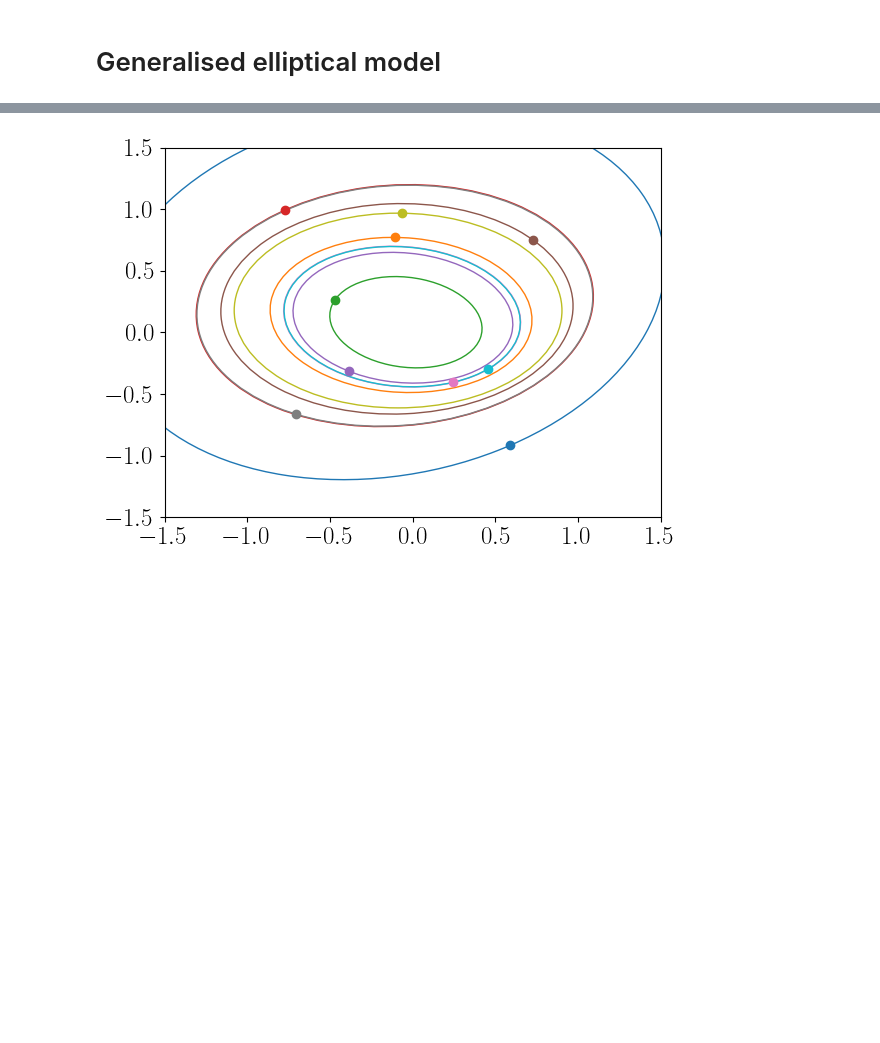
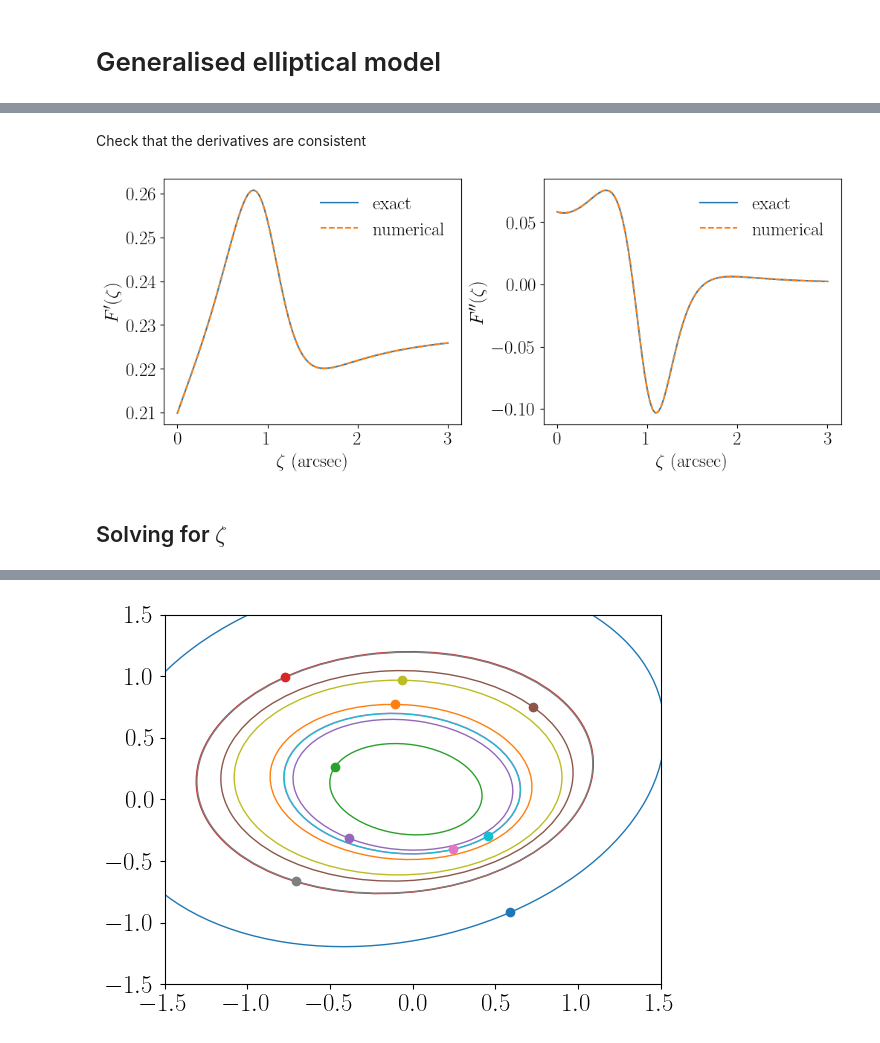
Before and after one commit to ELROND-project/nazgul, a Jupyter notebook: src/nazgul/output_analysis/ellipticity gradient/generalised_elliptical_model.ipynb, the cells around one changed output, grey strips where cells are left out. Drawn from its saved outputs; the diff is of its cells as text; code cells hidden in the pictures; blank space fills up the shorter version.

```diff
--- a/src/nazgul/output_analysis/ellipticity gradient/generalised_elliptical_model.ipynb
+++ b/src/nazgul/output_analysis/ellipticity gradient/generalised_elliptical_model.ipynb
@@ -85,0 +326,39 @@ plt.show();
+# %% [markdown]
+Check that the derivatives are consistent
+# %%
+zeta = np.linspace(0, 3, 100)
+x = 2 * np.random.rand() - 1
+y = 2 * np.random.rand() - 1
+F, (_, _, F_z), (_, _, _, _, _, F_zz) = elliptical_radius_function(x, y, zeta, **params_ellipses)
+
+# compute F_z numerically
+func = lambda zeta: elliptical_radius_function(x, y, zeta, **params_ellipses)[0]
+res = derivative(func, zeta)
+F_z_num = res.df
+
+# compute F_zz numerically
+func = lambda zeta: elliptical_radius_function(x, y, zeta, **params_ellipses)[1][2]
+res = derivative(func, zeta)
+F_zz_num = res.df
+
+fig, axes = plt.subplots(1, 2, figsize=(10, 4), layout='constrained')
+
+ax=axes[0]
+ax.plot(zeta, F_z, label='exact')
+ax.plot(zeta, F_z_num, '--', label='numerical')
+ax.set_xlabel(r'$\zeta$ (arcsec)')
+ax.set_ylabel(r"$F'(\zeta)$")
+ax.legend(frameon=False)
+
+ax=axes[1]
+ax.plot(zeta, F_zz, label='exact')
+ax.plot(zeta, F_zz_num, '--', label='numerical')
+ax.set_xlabel(r'$\zeta$ (arcsec)')
+ax.set_ylabel(r"$F''(\zeta)$")
+ax.legend(frameon=False)
+
+plt.show();
+# %% [output]
+[figure, added]
+# %% [markdown]
+## Solving for $\zeta$
```
Also changed, not shown: parts of 34 cells of this notebook, 2 other files.
